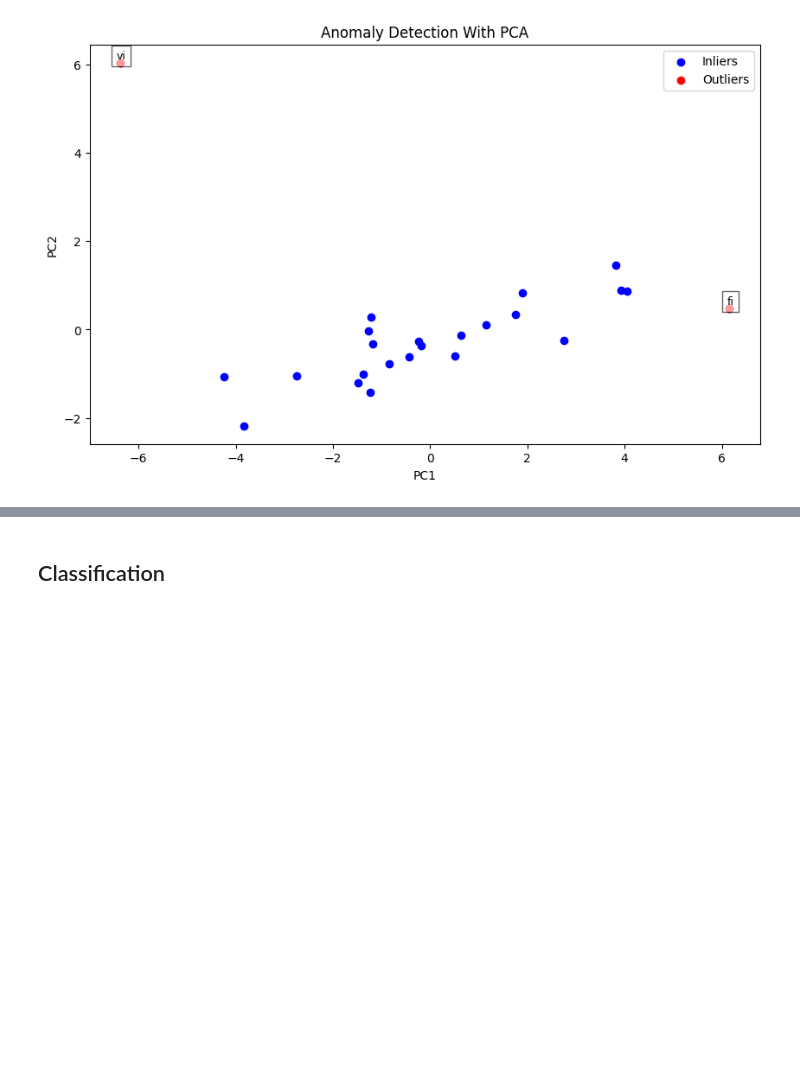
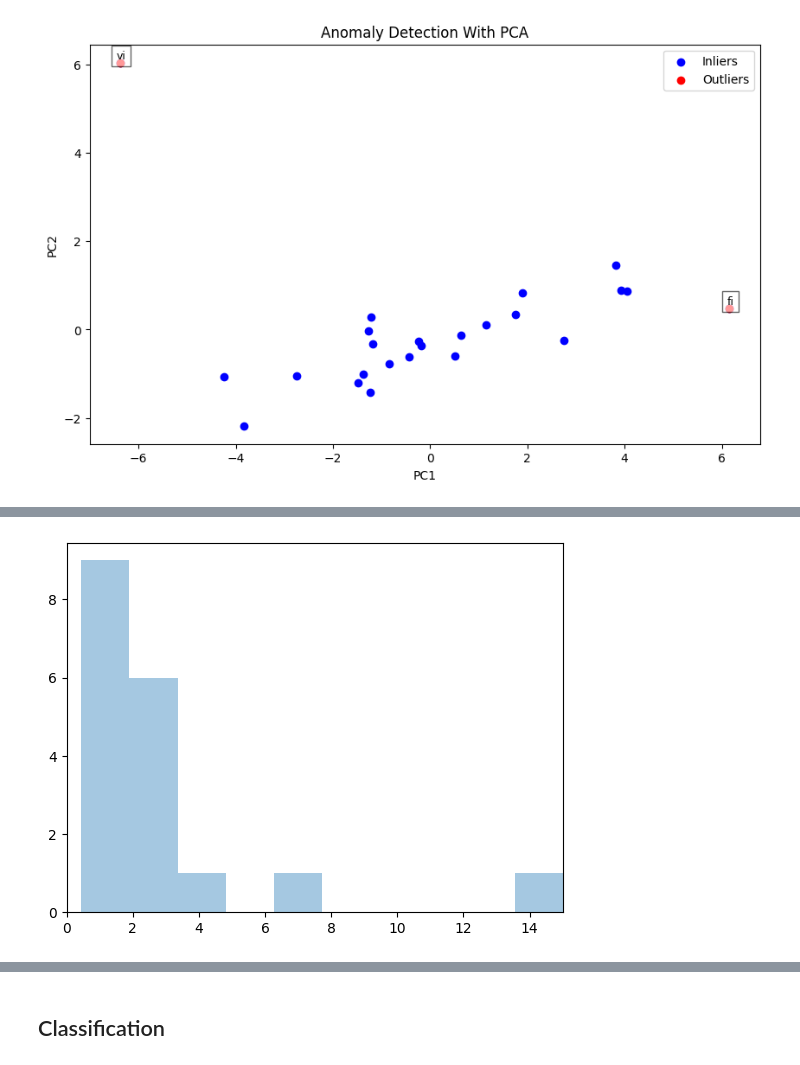
Before and after one commit to kirbergerconnor/iscl-thesis, a Jupyter notebook: classification_and_anomaly.ipynb, the cells around one changed output, grey strips where cells are left out. Saved outputs shown, nothing was run; the diff lists cells and outputs as text; code cells hidden in the pictures; blank space fills up the shorter version.

```diff
--- a/classification_and_anomaly.ipynb
+++ b/classification_and_anomaly.ipynb
@@ -421,3 +602,83 @@ plt.show()
 7            9.717      4.768    11.864        11.481
 21          13.729      4.529     4.919         5.527
 [figure]
+# %%
+X, y = data.iloc[:,2:].values.round(decimals=3), data.iloc[:,1].map({'con':-1, 'nat':1}).values
+
+scaler = StandardScaler()
+X_train_scaled, X_test_scaled = scaler.fit_transform(X[y == 1]), scaler.transform(X)
+
+pca = PCA(n_components=3, svd_solver='full')
+X_train_pca = pca.fit_transform(X_train_scaled)
+
+def cov_matrix(data, verbose=False):
+    covariance_matrix = np.cov(data, rowvar=False)
+    if is_pos_def(covariance_matrix):
+        inv_covariance_matrix = np.linalg.inv(covariance_matrix)
+        if is_pos_def(inv_covariance_matrix):
+            return covariance_matrix, inv_covariance_matrix
+        else:
+            print("Error: Inverse of Covariance Matrix is not positive definite!")
+    else:
+        print("Error: Covariance Matrix is not positive definite!")
+
+
+def MahalanobisDist(inv_cov_matrix, mean_distr, data, verbose=False):
+    inv_covariance_matrix = inv_cov_matrix
+    vars_mean = mean_distr
+    diff = data - vars_mean
+    md = []
+    for i in range(len(diff)):
+        md.append(np.sqrt(diff[i].dot(inv_covariance_matrix).dot(diff[i])))
+    return md
+
+
+def MD_detectOutliers(dist, extreme=False, verbose=False):
+    k = 3. if extreme else 2.
+    threshold = np.mean(dist) * k
+    outliers = []
+    for i in range(len(dist)):
+        if dist[i] >= threshold:
+            outliers.append(i)  # index of the outlier
+    return np.array(outliers)
+
+
+def MD_threshold(dist, extreme=False, verbose=False):
+    k = 3. if extreme else 2.
+    threshold = np.mean(dist) * k
+    return threshold
+
+
+def is_pos_def(A):
+    if np.allclose(A, A.T):
+        try:
+            np.linalg.cholesky(A)
+            return True
+        except np.linalg.LinAlgError:
+            return False
+    else:
+        return False
+
+
+cov_matrix, inv_cov_matrix = cov_matrix(X_train_pca)
+mean_distr = X_train_pca.mean(axis=0)
+
+dist_test = MahalanobisDist(inv_cov_matrix, mean_distr, X_train_pca, verbose=False)
+dist_train = MahalanobisDist(inv_cov_matrix, mean_distr, X_train_pca, verbose=False)
+threshold = MD_threshold(dist_train, extreme=True)
+
+plt.figure()
+sns.distplot(np.square(dist_train),
+             bins=10,
+             kde=False
+             );
+plt.xlim([0.0,15])
+
+plt.figure()
+sns.distplot(dist_train,
+             bins = 10,
+             kde= True,
+            color = 'green');
+plt.xlim([0.0,5])
+plt.xlabel('Mahalanobis dist')
+# %% [output]
@@ -423,0 +705 @@ plt.show()
+[figure, added]
```
Also changed, not shown: parts of 20 cells of this notebook, 17 other files.
